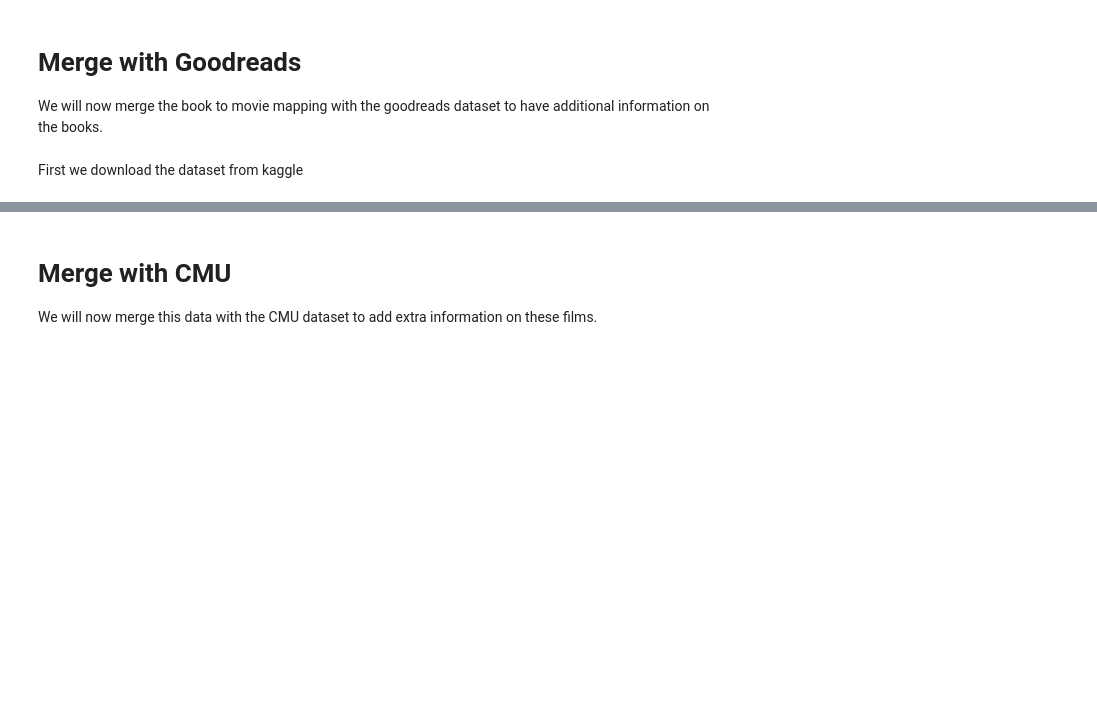
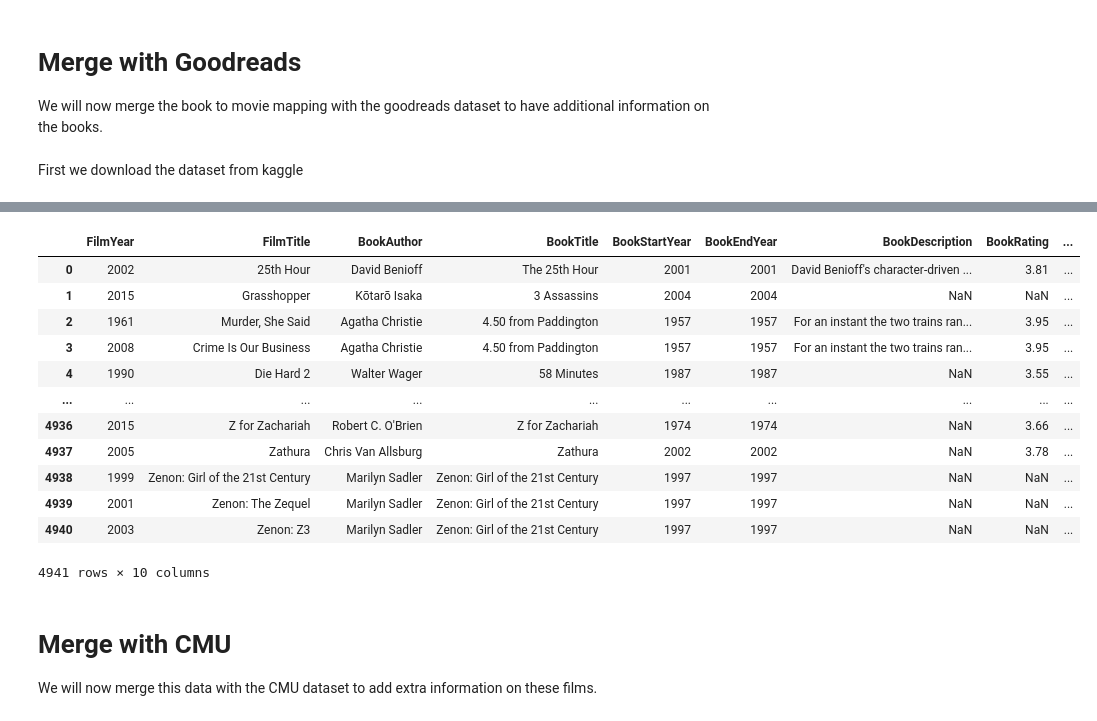
Before and after one commit to epfl-ada/ada-2024-project-padamalgame, a Jupyter notebook: src/dataset_creation.ipynb, the cells around one changed output, grey strips where cells are left out. Drawn from its saved outputs; the diff is of its cells as text; code cells hidden in the pictures; blank space fills up the shorter version.

```diff
--- a/src/dataset_creation.ipynb
+++ b/src/dataset_creation.ipynb
@@ -57,20 +90,34 @@ path = kagglehub.dataset_download("bahramjannesarr/goodreads-book-datasets-10m")
 # %%
 df_movies = book_adaptations.copy()
 df_goodreads = books_csv_to_df(path)
 
 df_goodreads['merge_authors'] = clean_spaces(df_goodreads['Authors'])
 df_goodreads['merge_names'] = clean_spaces(df_goodreads['Name'])
 df_goodreads['merge_names'] = remove_parenthesis(df_goodreads['merge_names'])
 
 
 df_movies['merge_authors'] = clean_spaces(df_movies['BookAuthor'])
 df_movies['merge_names'] = clean_spaces(df_movies['BookTitle'])
 df_movies['merge_names'] = remove_parenthesis(df_movies['merge_names'])
 
 merge_goodreads = df_goodreads.merge(right=df_movies, how="right", left_on=['merge_authors', 'merge_names'], right_on=['merge_authors', 'merge_names'], copy=False)
 merge_goodreads = merge_goodreads.drop_duplicates(subset = df_movies.columns).reset_index(drop=True)
-columns = ['FilmYear', 'FilmTitle', 'BookAuthor', 'BookTitle', 'BookYear', 'Description', 'Rating', 'RatingDistTotal', 'Language']
+columns = ['FilmYear', 'FilmTitle', 'BookAuthor', 'BookTitle', 'BookStartYear', 'BookEndYear', 'Description', 'Rating', 'RatingDistTotal', 'Language']
 merge_goodreads = merge_goodreads[columns]
 merge_goodreads.rename({'RatingDistTotal': 'BookRatingNb', 'Description' : 'BookDescription', 'Rating': 'BookRating', 'Language' : 'BookLanguage'}, axis=1, inplace=True)
 merge_goodreads.BookRatingNb = merge_goodreads.BookRatingNb.apply(lambda x: x.split(":")[-1] if isinstance(x, str) else None)
 merge_goodreads
+# %% [output]
+|  | FilmYear | FilmTitle | BookAuthor | BookTitle | BookStartYear | BookEndYear | BookDescription | BookRating | ... |
+| 0 | 2002 | 25th Hour | David Benioff | The 25th Hour | 2001 | 2001 | David Benioff's character-driven ... | 3.81 | ... |
+| 1 | 2015 | Grasshopper | Kōtarō Isaka | 3 Assassins | 2004 | 2004 | NaN | NaN | ... |
+| 2 | 1961 | Murder, She Said | Agatha Christie | 4.50 from Paddington | 1957 | 1957 | For an instant the two trains ran... | 3.95 | ... |
+| 3 | 2008 | Crime Is Our Business | Agatha Christie | 4.50 from Paddington | 1957 | 1957 | For an instant the two trains ran... | 3.95 | ... |
+| 4 | 1990 | Die Hard 2 | Walter Wager | 58 Minutes | 1987 | 1987 | NaN | 3.55 | ... |
+| ... | ... | ... | ... | ... | ... | ... | ... | ... | ... |
+| 4936 | 2015 | Z for Zachariah | Robert C. O'Brien | Z for Zachariah | 1974 | 1974 | NaN | 3.66 | ... |
+| 4937 | 2005 | Zathura | Chris Van Allsburg | Zathura | 2002 | 2002 | NaN | 3.78 | ... |
+| 4938 | 1999 | Zenon: Girl of the 21st Century | Marilyn Sadler | Zenon: Girl of the 21st Century | 1997 | 1997 | NaN | NaN | ... |
+| 4939 | 2001 | Zenon: The Zequel | Marilyn Sadler | Zenon: Girl of the 21st Century | 1997 | 1997 | NaN | NaN | ... |
+| 4940 | 2003 | Zenon: Z3 | Marilyn Sadler | Zenon: Girl of the 21st Century | 1997 | 1997 | NaN | NaN | ... |
+4941 rows × 10 columns
```
Also changed, not shown: parts of 13 cells of this notebook, 10 other files.
